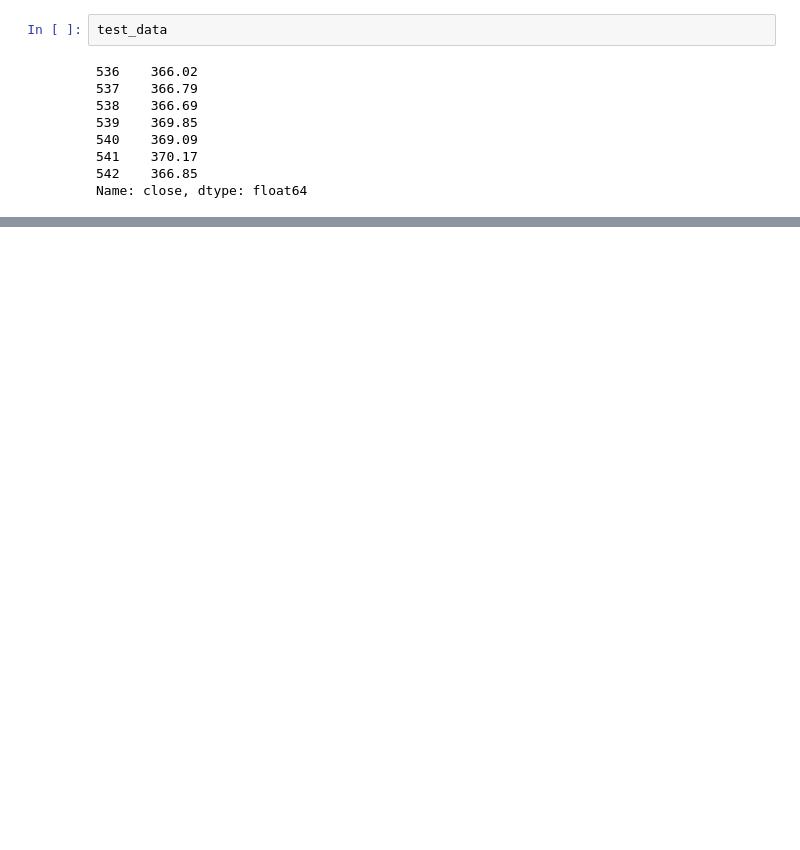
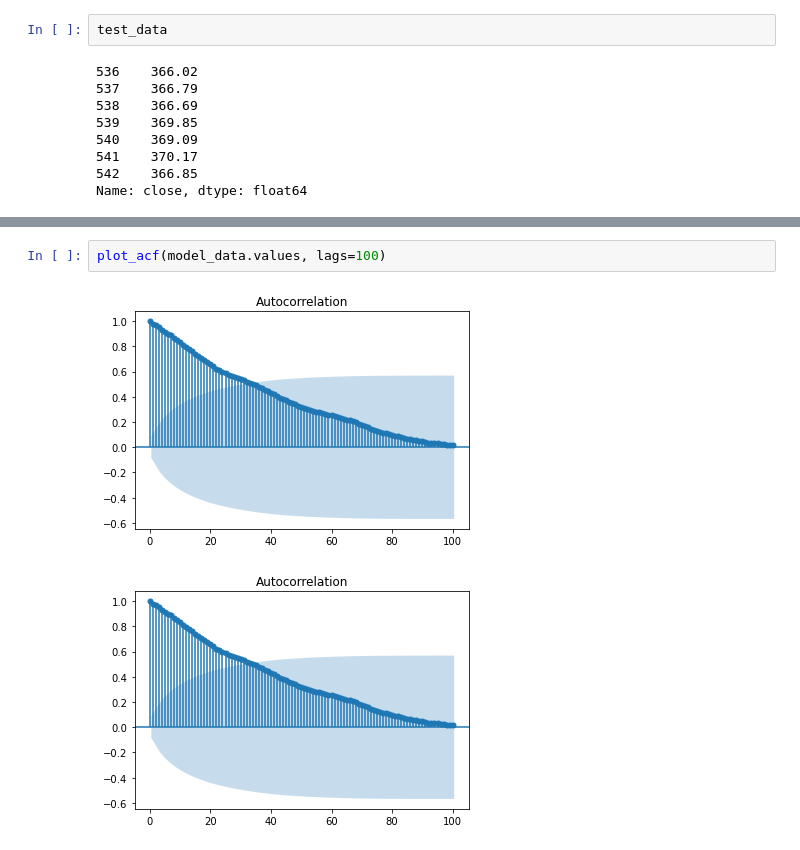
Before and after one commit to yunghanjeong/fitsnbits, a Jupyter notebook: notebooks/arima_prototype.ipynb, the cells around one changed output, grey strips where cells are left out. Drawn from its saved outputs; the diff is of its cells as text; blank space fills up the shorter version.

```diff
--- a/notebooks/arima_prototype.ipynb
+++ b/notebooks/arima_prototype.ipynb
@@ -136,0 +181,5 @@ int(False)
+# %%
+plot_acf(model_data.values, lags=100)
+# %% [output]
+[figure, added]
+[figure, added]
```
Also changed, not shown: parts of 17 cells of this notebook.
